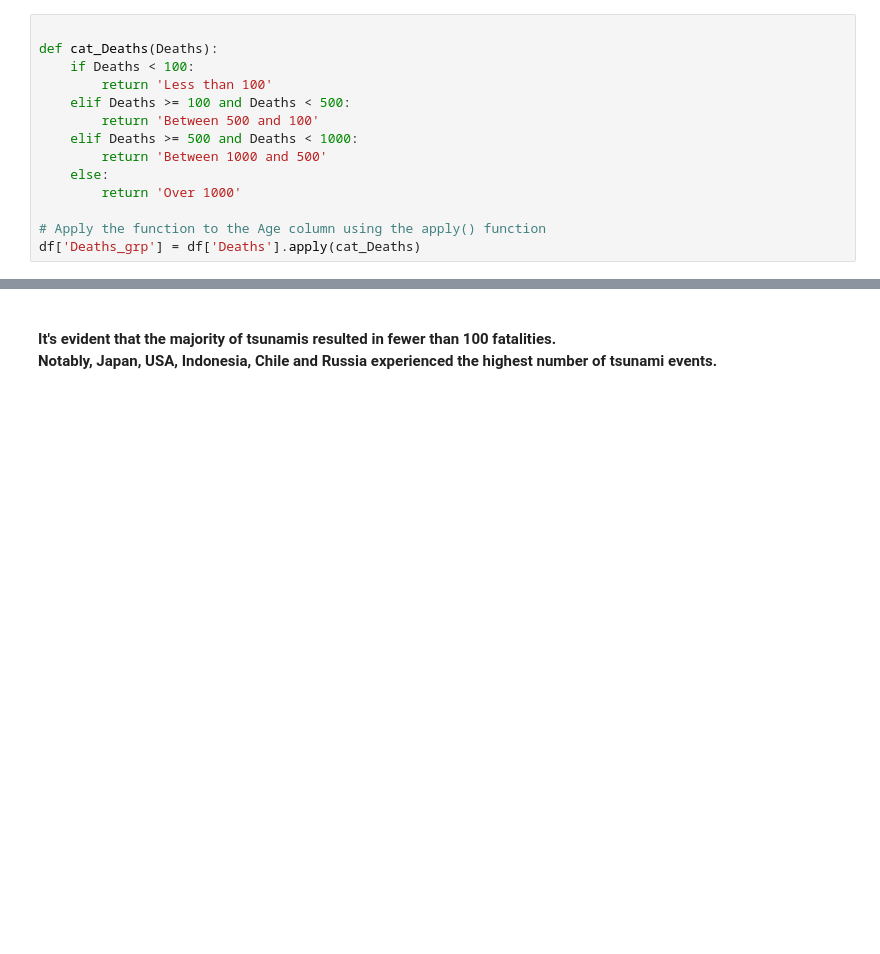
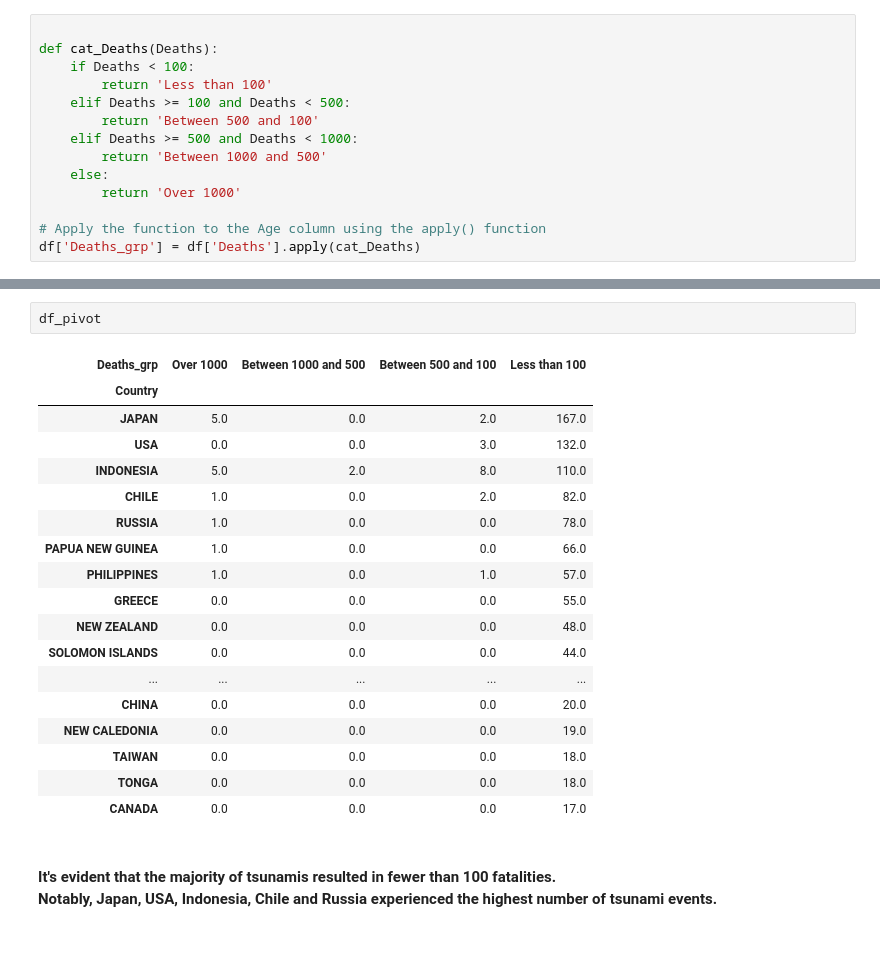
Before and after one commit to Mobrant/Tsunami, a Jupyter notebook: Tsunami analysis.ipynb, the cells around one changed output, grey strips where cells are left out. Cells and saved outputs as stored; diff of their text form; blank space fills up the shorter version.

```diff
--- a/Tsunami analysis.ipynb
+++ b/Tsunami analysis.ipynb
@@ -311,3 +309,24 @@ plt.show()
+# %%
+df_pivot
+# %% [output]
+| Deaths_grp | Over 1000 | Between 1000 and 500 | Between 500 and 100 | Less than 100 |
+| Country |  |  |  |  |
+| JAPAN | 5.0 | 0.0 | 2.0 | 167.0 |
+| USA | 0.0 | 0.0 | 3.0 | 132.0 |
+| INDONESIA | 5.0 | 2.0 | 8.0 | 110.0 |
+| CHILE | 1.0 | 0.0 | 2.0 | 82.0 |
+| RUSSIA | 1.0 | 0.0 | 0.0 | 78.0 |
+| PAPUA NEW GUINEA | 1.0 | 0.0 | 0.0 | 66.0 |
+| PHILIPPINES | 1.0 | 0.0 | 1.0 | 57.0 |
+| GREECE | 0.0 | 0.0 | 0.0 | 55.0 |
+| NEW ZEALAND | 0.0 | 0.0 | 0.0 | 48.0 |
+| SOLOMON ISLANDS | 0.0 | 0.0 | 0.0 | 44.0 |
+| ... | ... | ... | ... | ... |
+| CHINA | 0.0 | 0.0 | 0.0 | 20.0 |
+| NEW CALEDONIA | 0.0 | 0.0 | 0.0 | 19.0 |
+| TAIWAN | 0.0 | 0.0 | 0.0 | 18.0 |
+| TONGA | 0.0 | 0.0 | 0.0 | 18.0 |
+| CANADA | 0.0 | 0.0 | 0.0 | 17.0 |
 # %% [markdown]
 <br>**It's evident that the majority of tsunamis resulted in fewer than 100 fatalities.
 Notably, Japan, USA, Indonesia, Chile and Russia experienced the highest number of tsunami events.**
```
Also changed, not shown: parts of 10 cells of this notebook.
